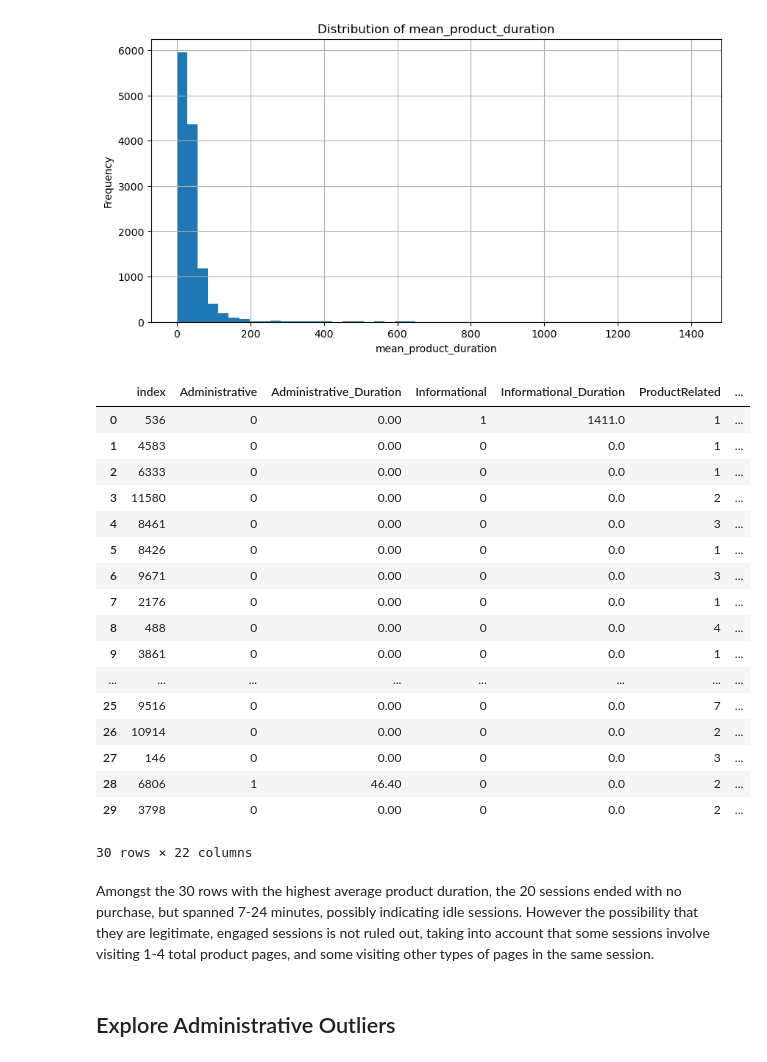
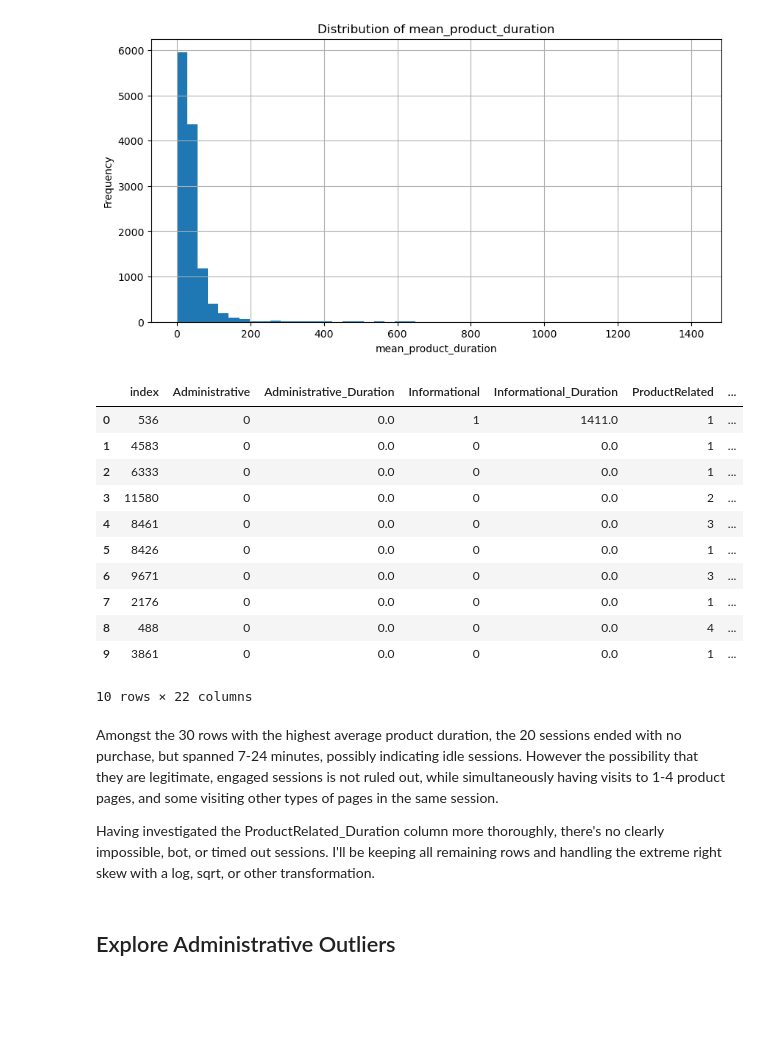
Before and after one commit to AnnaMalaschenko/Ecommerce-Shopper-Behavior, a Jupyter notebook: notebooks/anna_eda.ipynb, the cells around one changed output. Saved outputs shown, nothing was run; the diff lists cells and outputs as text; code cells hidden in the pictures; blank space fills up the shorter version.

```diff
--- a/notebooks/anna_eda.ipynb
+++ b/notebooks/anna_eda.ipynb
@@ -485,28 +471,24 @@ plt.show()
 [figure]
 # %%
 last_bin_rows = last_bin.sort_values('mean_product_duration', ascending=False).reset_index()
-last_bin_rows.head(30)
+last_bin_rows.head(10)
 # %% [output]
 |  | index | Administrative | Administrative_Duration | Informational | Informational_Duration | ProductRelated | ... |
-| 0 | 536 | 0 | 0.00 | 1 | 1411.0 | 1 | ... |
-| 1 | 4583 | 0 | 0.00 | 0 | 0.0 | 1 | ... |
-| 2 | 6333 | 0 | 0.00 | 0 | 0.0 | 1 | ... |
-| 3 | 11580 | 0 | 0.00 | 0 | 0.0 | 2 | ... |
-| 4 | 8461 | 0 | 0.00 | 0 | 0.0 | 3 | ... |
-| 5 | 8426 | 0 | 0.00 | 0 | 0.0 | 1 | ... |
-| 6 | 9671 | 0 | 0.00 | 0 | 0.0 | 3 | ... |
-| 7 | 2176 | 0 | 0.00 | 0 | 0.0 | 1 | ... |
-| 8 | 488 | 0 | 0.00 | 0 | 0.0 | 4 | ... |
-| 9 | 3861 | 0 | 0.00 | 0 | 0.0 | 1 | ... |
-| ... | ... | ... | ... | ... | ... | ... | ... |
-| 25 | 9516 | 0 | 0.00 | 0 | 0.0 | 7 | ... |
-| 26 | 10914 | 0 | 0.00 | 0 | 0.0 | 2 | ... |
-| 27 | 146 | 0 | 0.00 | 0 | 0.0 | 3 | ... |
-| 28 | 6806 | 1 | 46.40 | 0 | 0.0 | 2 | ... |
-| 29 | 3798 | 0 | 0.00 | 0 | 0.0 | 2 | ... |
+| 0 | 536 | 0 | 0.0 | 1 | 1411.0 | 1 | ... |
+| 1 | 4583 | 0 | 0.0 | 0 | 0.0 | 1 | ... |
+| 2 | 6333 | 0 | 0.0 | 0 | 0.0 | 1 | ... |
+| 3 | 11580 | 0 | 0.0 | 0 | 0.0 | 2 | ... |
+| 4 | 8461 | 0 | 0.0 | 0 | 0.0 | 3 | ... |
+| 5 | 8426 | 0 | 0.0 | 0 | 0.0 | 1 | ... |
+| 6 | 9671 | 0 | 0.0 | 0 | 0.0 | 3 | ... |
+| 7 | 2176 | 0 | 0.0 | 0 | 0.0 | 1 | ... |
+| 8 | 488 | 0 | 0.0 | 0 | 0.0 | 4 | ... |
+| 9 | 3861 | 0 | 0.0 | 0 | 0.0 | 1 | ... |
-30 rows × 22 columns
+10 rows × 22 columns
 # %% [markdown]
-Amongst the 30 rows with the highest average product duration, the 20 sessions ended with no purchase, but spanned 7-24 minutes, possibly indicating idle sessions. However the possibility that they are legitimate, engaged sessions is not ruled out, taking into account that some sessions involve visiting 1-4 total product pages, and some visiting other types of pages in the same session.
+Amongst the 30 rows with the highest average product duration, the 20 sessions ended with no purchase, but spanned 7-24 minutes, possibly indicating idle sessions. However the possibility that they are legitimate, engaged sessions is not ruled out, while simultaneously having visits to 1-4 product pages, and some visiting other types of pages in the same session.
+
+Having investigated the ProductRelated_Duration column more thoroughly, there's no clearly impossible, bot, or timed out sessions. I'll be keeping all remaining rows and handling the extreme right skew with a log, sqrt, or other transformation.
 # %% [markdown]
 ## Explore Administrative Outliers
 # %%
```
Also changed, not shown: parts of 13 cells of this notebook, 2 other files.
